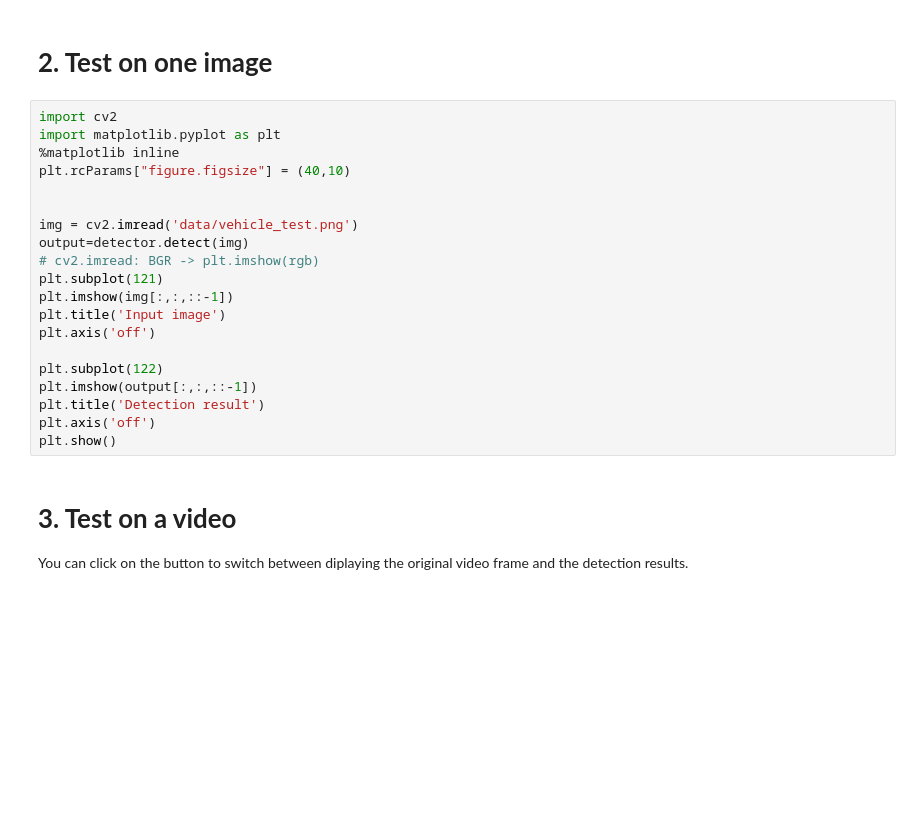
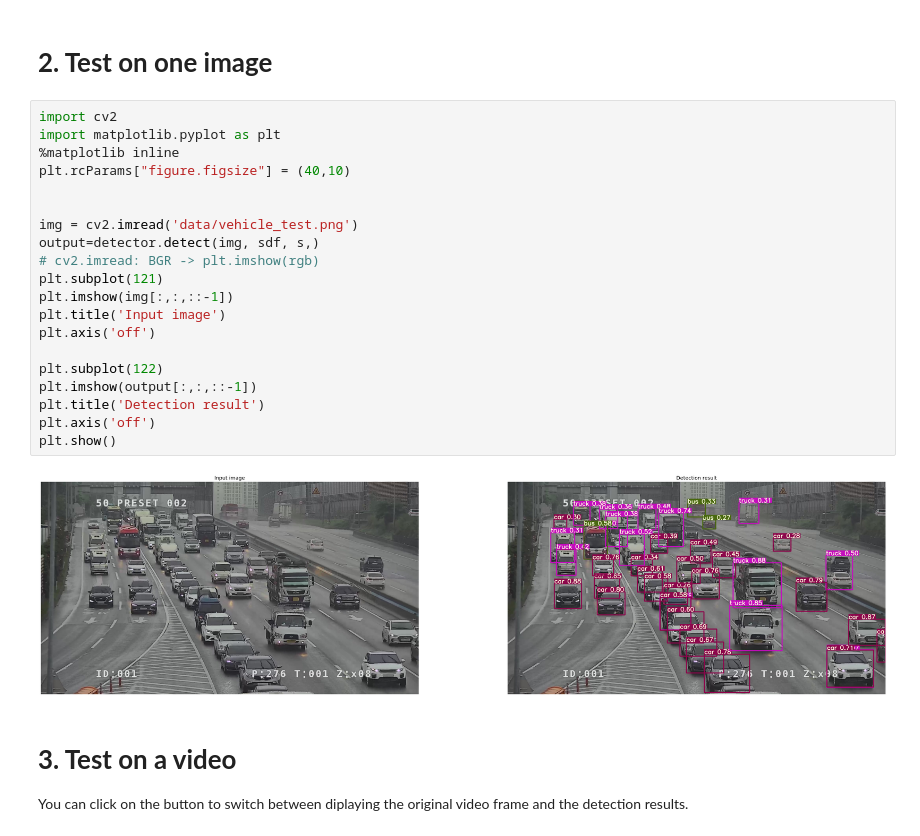
Before and after one commit to bc-cv/yolov7, a Jupyter notebook: demo.ipynb, the cells around one changed output. Drawn from its saved outputs; the diff is of its cells as text; blank space fills up the shorter version.

Commit message:
add more options to detect()

```diff
--- a/demo.ipynb
+++ b/demo.ipynb
@@ -19,23 +26,25 @@ detector.setup_model()
 # %%
 import cv2
 import matplotlib.pyplot as plt
 %matplotlib inline
 plt.rcParams["figure.figsize"] = (40,10)
 
 
 img = cv2.imread('data/vehicle_test.png')
-output=detector.detect(img)
+output=detector.detect(img, sdf, s,)
 # cv2.imread: BGR -> plt.imshow(rgb)
 plt.subplot(121)
 plt.imshow(img[:,:,::-1])
 plt.title('Input image')
 plt.axis('off')
 
 plt.subplot(122)
 plt.imshow(output[:,:,::-1])
 plt.title('Detection result')
 plt.axis('off')
 plt.show()
+# %% [output]
+[figure, added]
 # %% [markdown]
 # <b>3. Test on a video</b>
 
```
Also changed, not shown: parts of 4 cells of this notebook, 7 other files.
